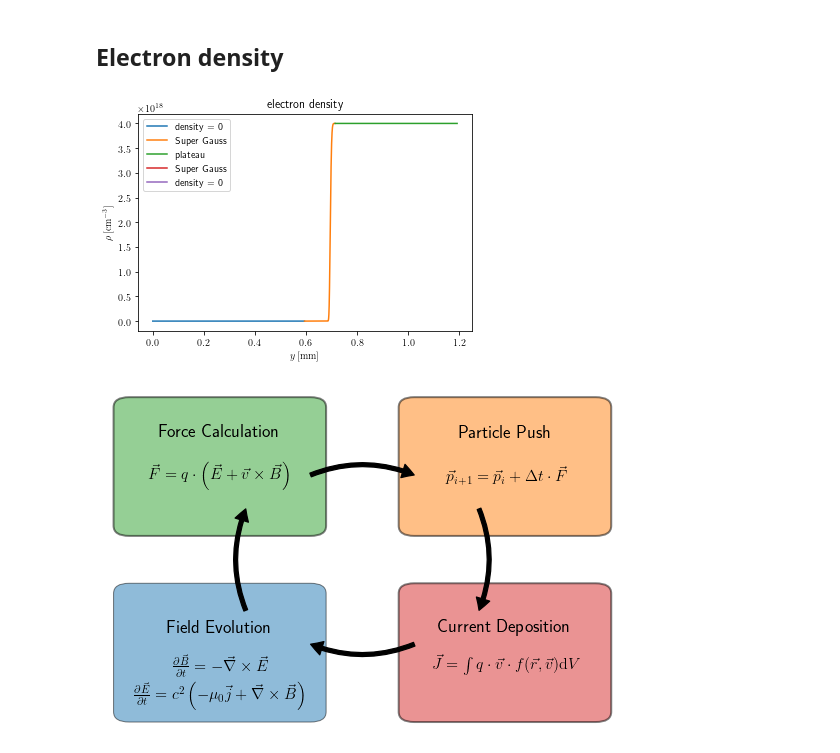
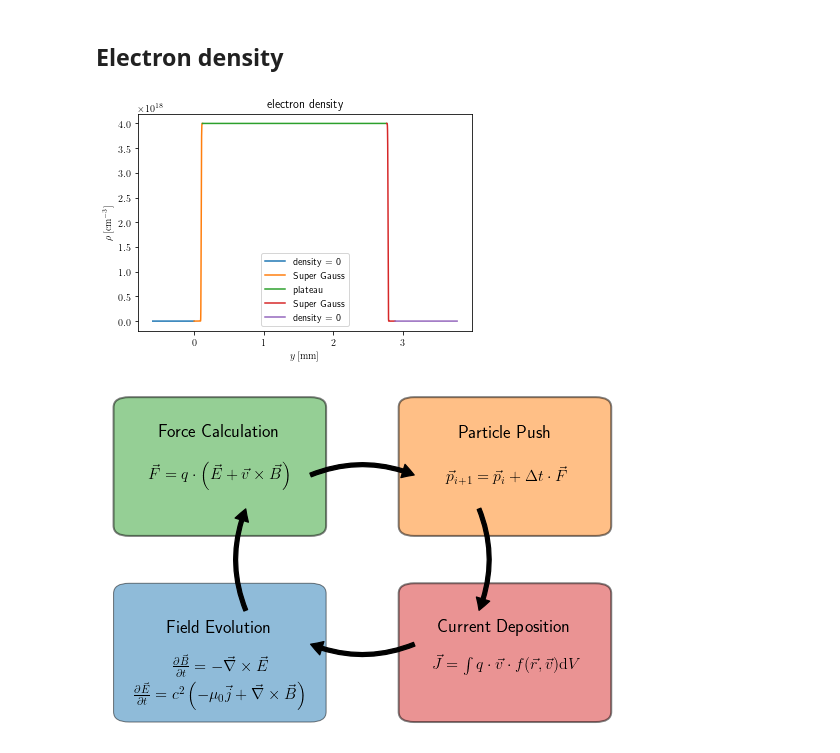
Before and after one commit to nicowrobel/bachelor_thesis, a Jupyter notebook: Notebooks/Plots.ipynb, the cells around one changed output. Drawn from its saved outputs; the diff is of its cells as text; code cells hidden in the pictures.

Commit message:
made new plots for thesis

```diff
--- a/Notebooks/Plots.ipynb
+++ b/Notebooks/Plots.ipynb
@@ -33,14 +33,14 @@ BASE_DENSITY_SI = 4e24
 DELTA_T_SI = 1.706e-16/1.28631
 CELL_WIDTH_SI = 0.5 * 0.1772e-6
 start_pos = (10191 * 1.02) * DELTA_T_SI * constants.c
-end_pos = (60000) * DELTA_T_SI * constants.c - start_pos
+end_pos = (80000) * DELTA_T_SI * constants.c - start_pos
 sigma = 200e-7
 peak_start = 6 * sigma
 peak_end = peak_start + end_pos
 
 
 x_start = 0 * DELTA_T_SI * constants.c
-x_end = 30000 * DELTA_T_SI * constants.c
+x_end = 110000 * DELTA_T_SI * constants.c
 x = np.linspace(x_start, x_end, 30000)
 y = x - start_pos - 2048 * CELL_WIDTH_SI
 
@@ -50,22 +50,20 @@ density3 = np.ones_like(y[(y>peak_start)&(y<=end_pos)])*BASE_DENSITY_SI*1e-6
 density4 = np.exp(-((y[(y>end_pos)&(y<=peak_end)] - end_pos) / sigma) ** 6)*BASE_DENSITY_SI*1e-6
 density5 = np.zeros_like(y[y>peak_end])*BASE_DENSITY_SI*1e-6
 # %%
-plt.plot(x[y<=0]*1e3, density1, label="density = 0")
-plt.plot(x[(y>0)&(y<=peak_start)]*1e3, density2, label="Super Gauss")
-plt.plot(x[(y>peak_start)&(y<=end_pos)]*1e3, density3, label="plateau")
-plt.plot(x[(y>end_pos)&(y<=peak_end)]*1e3, density4, label="Super Gauss")
-plt.plot(x[y>peak_end]*1e3, density5, label="density = 0")
-
-
+plt.plot((x[y<=0]-start_pos-2048*CELL_WIDTH_SI)*1e3, density1, label="density = 0")
+plt.plot((x[(y>0)&(y<=peak_start)]-start_pos-2048*CELL_WIDTH_SI)*1e3, density2, label="Super Gauss")
+plt.plot((x[(y>peak_start)&(y<=end_pos)]-start_pos-2048*CELL_WIDTH_SI)*1e3, density3, label="plateau")
+plt.plot((x[(y>end_pos)&(y<=peak_end)]-start_pos-2048*CELL_WIDTH_SI)*1e3, density4, label="Super Gauss")
+plt.plot((x[y>peak_end]-start_pos-2048*CELL_WIDTH_SI)*1e3, density5, label="density = 0")
 
 plt.xlabel("$y \, \mathrm{[mm]}$")
 plt.ylabel("$\\rho \, \mathrm{[{cm}^{-3}]}$")
 plt.title("electron density")
 plt.legend()
 plt.show()
 #plt.savefig(fname="../images/e_density.pgf")
 # %% [output]
-[figure, old version]
+[figure, new version]
 # %%
 peak_start*1e3
 test = np.linspace(0, 10, 11)
```
Also changed, not shown: parts of 1 cell of this notebook, 1 other file.
